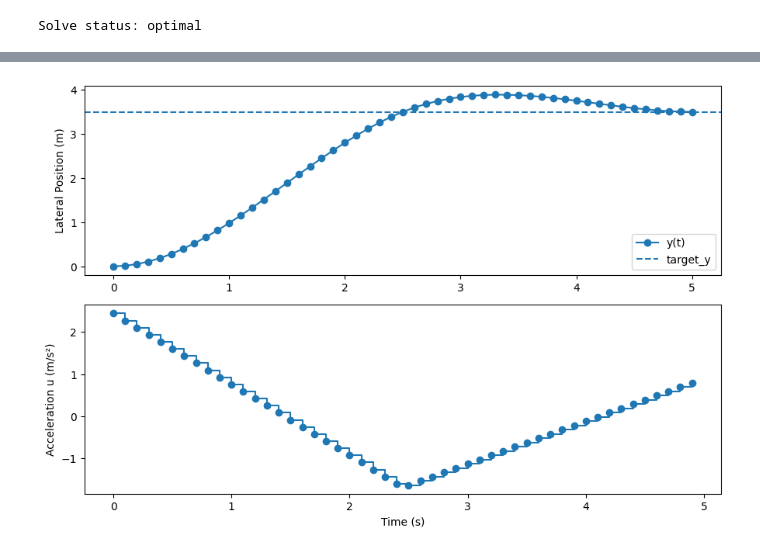
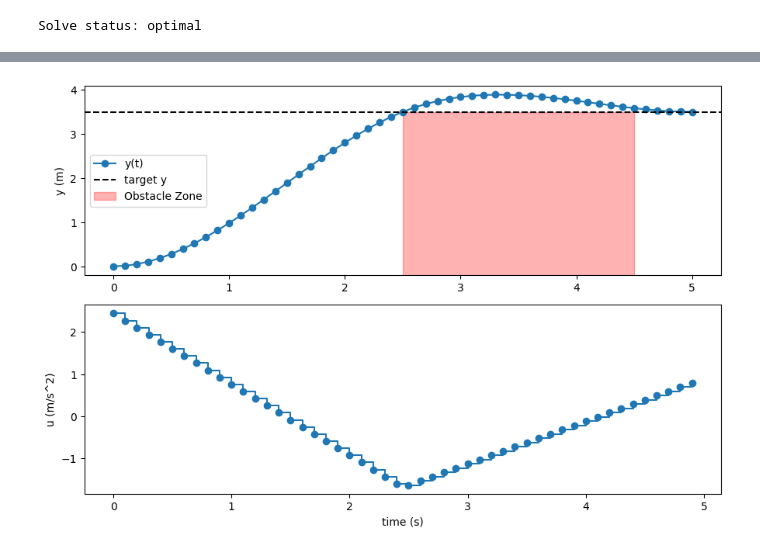
Before and after one commit to Harsha081459/Optimisation_Course_Project, a Jupyter notebook: Implementation.ipynb, the cells around one changed output, grey strips where cells are left out. Saved outputs shown, nothing was run; the diff lists cells and outputs as text; code cells hidden in the pictures.

```diff
--- a/Implementation.ipynb
+++ b/Implementation.ipynb
@@ -143,27 +202,38 @@ If the problem is feasible, we plot:
 # %%
 if prob.status in ["optimal", "optimal_inaccurate"]:
     x_np = np.array(x.value)
     u_np = np.array(u.value).reshape(-1)
     t = np.arange(N+1) * dt
 
-    if plot_result.startswith("y"):
+    if plot_result.startswith('y'):
         fig, axs = plt.subplots(2, 1, figsize=(9, 6))
 
-        # Position
+        # lateral position
         axs[0].plot(t, x_np[0, :], marker='o', label='y(t)')
-        axs[0].axhline(target_y, linestyle='--', label='target_y')
-        axs[0].set_ylabel("Lateral Position (m)")
+        axs[0].axhline(target_y, linestyle='--', color='k', label='target y')
+
+        # obstacle rectangle
+        rect = patches.Rectangle(
+            (k_obs_start * dt, -10),
+            (k_obs_end - k_obs_start) * dt,
+            target_y + 10,
+            color='red', alpha=0.3, label='Obstacle Zone'
+        )
+        axs[0].add_patch(rect)
+
+        axs[0].set_ylabel("y (m)")
         axs[0].legend()
 
-        # Control
+        # control input
         axs[1].step(np.arange(N) * dt, u_np, where='post', marker='o')
-        axs[1].set_xlabel("Time (s)")
-        axs[1].set_ylabel("Acceleration u (m/s²)")
+        axs[1].set_xlabel("time (s)")
+        axs[1].set_ylabel("u (m/s^2)")
 
         plt.tight_layout()
         plt.show()
-
+    else:
+        print("Plot suppressed.")
 else:
     print("Optimization failed or infeasible.")
 # %% [output]
-[figure, old version]
+[figure, new version]
```
Also changed, not shown: parts of 13 cells of this notebook.
